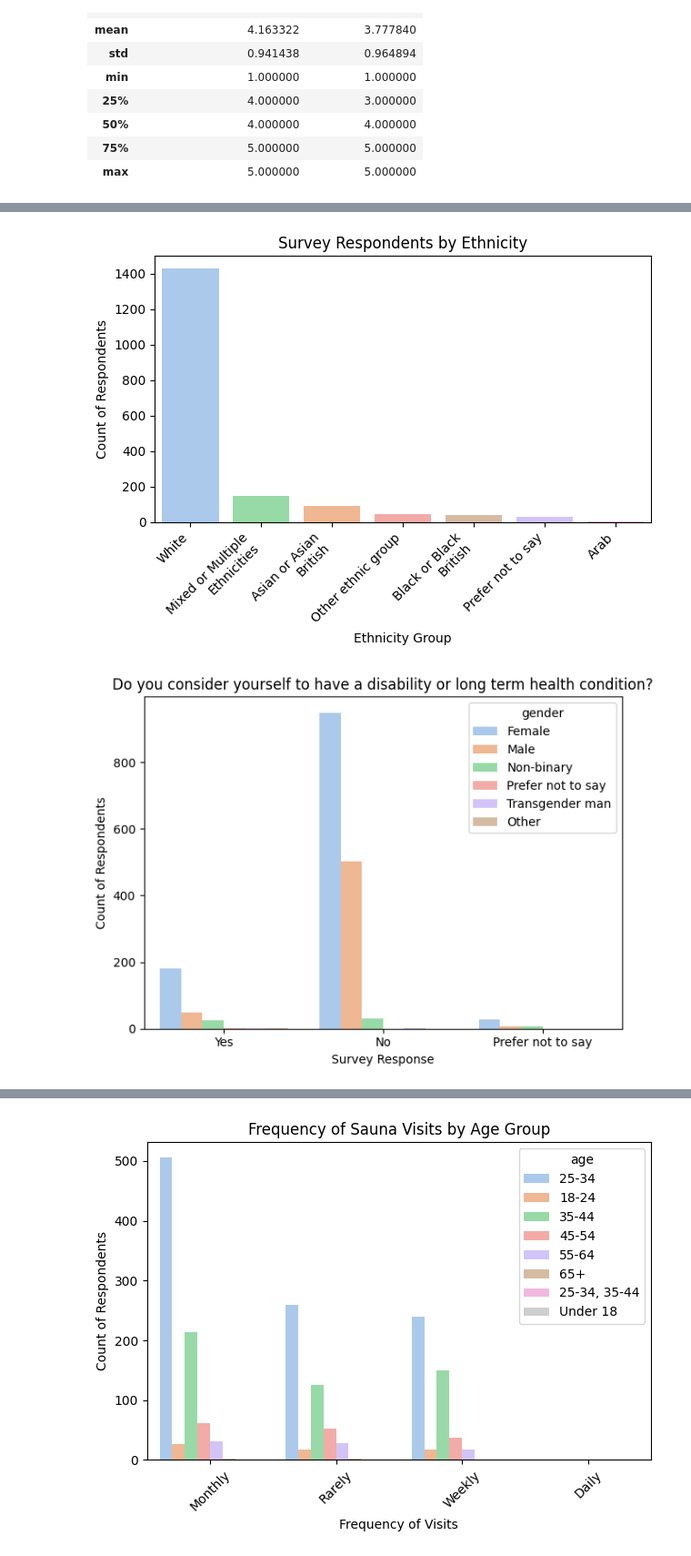
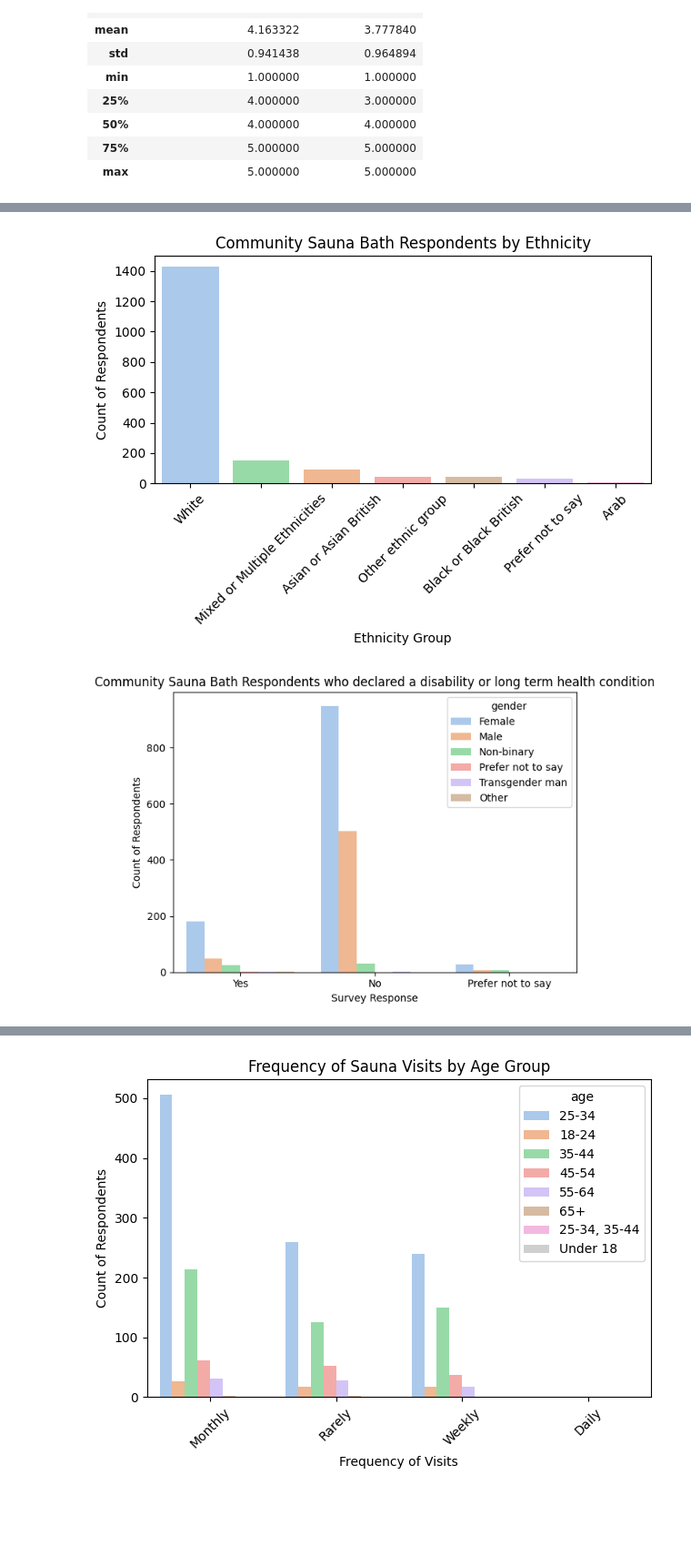
Before and after one commit to RachaelJadeMcGrath/Capstone, a Jupyter notebook: capstone_analysis.ipynb, the cells around one changed output, grey strips where cells are left out. Shown at 91% size. Saved outputs shown, nothing was run; the diff lists cells and outputs as text; code cells hidden in the pictures; blank space fills up the shorter version.

Commit message:
Plot images and deleted original notebook sauna_analysis.

```diff
--- a/capstone_analysis.ipynb
+++ b/capstone_analysis.ipynb
@@ -367,26 +368,23 @@ plt.tight_layout()
 # visualising by ethnicity
 # plt.figure(figsize=(10, 8))
 sns.countplot(data=df, x="ethnicity", hue="ethnicity", palette='pastel', legend=False, order=df["ethnicity"].value_counts().index)
-plt.title('Survey Respondents by Ethnicity')
+plt.title('Community Sauna Bath Respondents by Ethnicity')
 plt.xlabel('Ethnicity Group')
 plt.ylabel('Count of Respondents')
-plt.xticks(
-    ticks=plt.gca().get_xticks(),
-    labels=wrap_labels(df["ethnicity"].value_counts().index), rotation=45, ha='right', fontsize=10
-)
+plt.xticks(rotation=45)
 plt.tight_layout()
 # %% [output]
-[figure, old version]
+[figure, new version]
 # %%
 # visualising by disability
 sns.countplot(data=df, x="disability_health_condition", hue="gender",palette='pastel')
-plt.title('Do you consider yourself to have a disability or long term health condition?')
+plt.title('Community Sauna Bath Respondents who declared a disability or long term health condition')
 plt.xlabel('Survey Response')
 plt.ylabel('Count of Respondents')
 plt.xticks(rotation=0)
 plt.tight_layout()
 # %% [output]
-[figure, old version]
+[figure, new version]
 # %%
 # visualing respondents by top 5 employment statuses by count
 top5_status = df['employment_status'].value_counts().head(5).index
```
Also changed, not shown: parts of 49 cells of this notebook, 4 other files.
